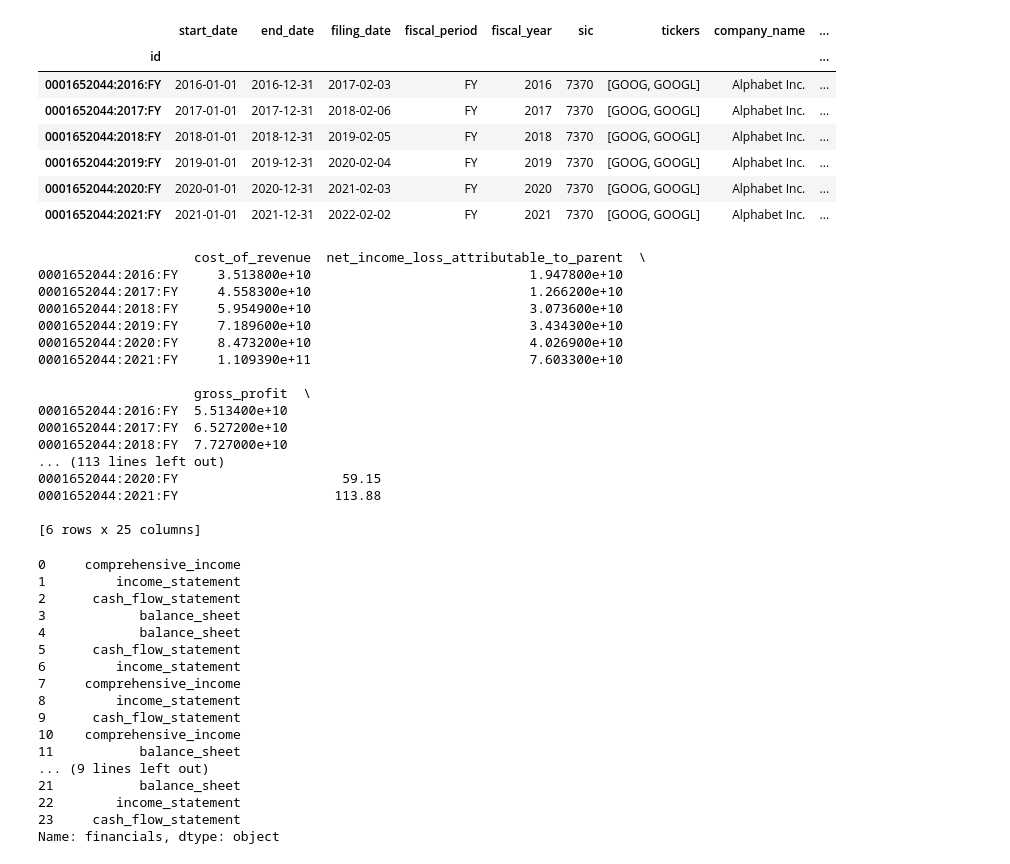
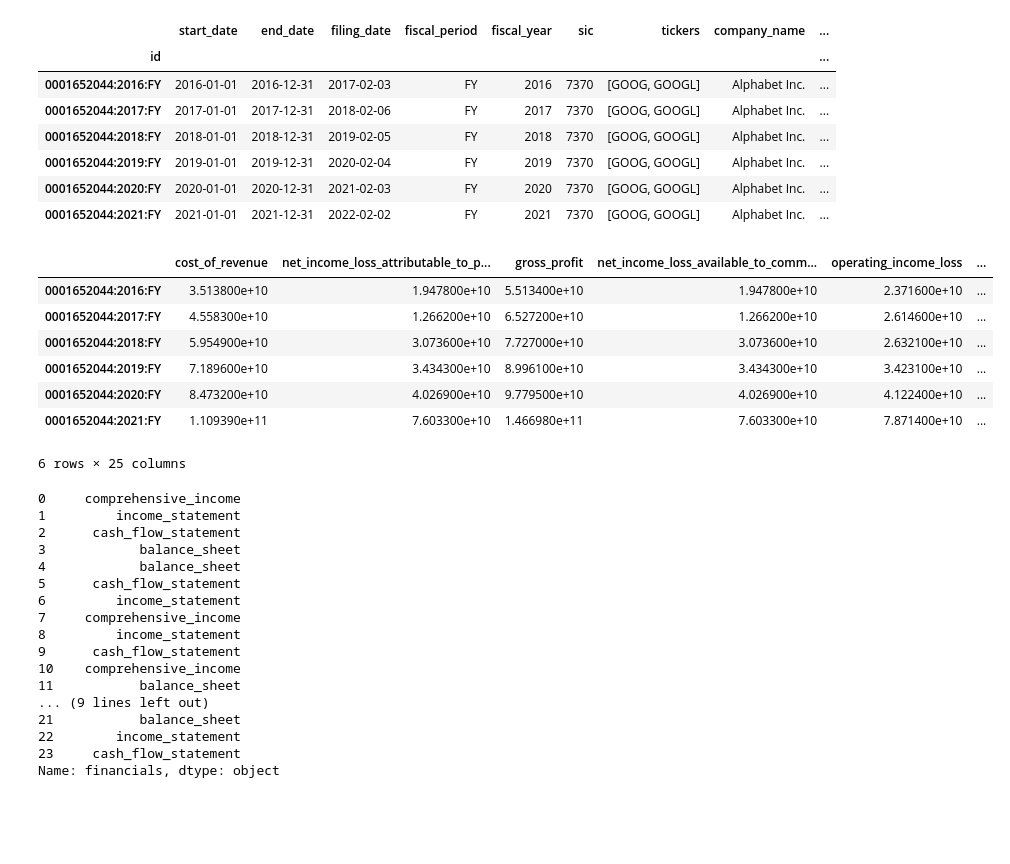
Before and after one commit to BNDT4Sen/Final-Project-Financial-Analysis, a Jupyter notebook: Exploratory-Data-Analysis/Raw Json Exploration.ipynb, the cells around one changed output. Drawn from its saved outputs; the diff is of its cells as text; code cells hidden in the pictures; blank space fills up the shorter version.

```diff
--- a/Exploratory-Data-Analysis/Raw Json Exploration.ipynb
+++ b/Exploratory-Data-Analysis/Raw Json Exploration.ipynb
@@ -30,65 +31,55 @@ Google_Stripped
 | 0001652044:2020:FY | 2020-01-01 | 2020-12-31 | 2021-02-03 | FY | 2020 | 7370 | [GOOG, GOOGL] | Alphabet Inc. | ... |
 | 0001652044:2021:FY | 2021-01-01 | 2021-12-31 | 2022-02-02 | FY | 2021 | 7370 | [GOOG, GOOGL] | Alphabet Inc. | ... |
 # %%
-comp_columns = ['other_comprehensive_income_loss_attributable_to_parent', 'comprehensive_income_loss_attributable_to_noncontrolling_interest', 'comprehensive_income_loss', 'other_comprehensive_income_loss', 'comprehensive_income_loss_attributable_to_parent']
 
-comprehensive_income_df = pd.DataFrame(columns = comp_columns)
+comprehensive_income_df = pd.DataFrame()
 
 income_statement_df = pd.DataFrame()
 
 cash_flow_df = pd.DataFrame()
 
 balance_sheet_df = pd.DataFrame()
-
 
 for index, rows in Google_Stripped.iterrows():
     financial_statement_list = []
     for statement_name, statement_values in Google_Stripped['financials'][index].items():
         financial_dict = {}
         financial_data = {}
         financial_statement_list.append(str(statement_name))
         # print(f'###########{statement_name} for filing {index}##########')
         column_names = []
         for line_item, line_value in statement_values.items():
             column_names.append(line_item)
             for key, value in line_value.items():
                 if key == 'value':
                     financial_data[line_item] = value
         statement_series = pd.Series(data = financial_data, name = index)
         if statement_name == 'comprehensive_income':
+            comprehensive_income_df['ticker'] =
             comprehensive_income_df = pd.concat(objs = [comprehensive_income_df, statement_series.to_frame().T])
 
         elif statement_name == 'income_statement':
             income_statement_df = pd.concat(objs = [income_statement_df, statement_series.to_frame().T])
 
         elif statement_name == 'cash_flow_statement':
             cash_flow_df = pd.concat(objs = [cash_flow_df, statement_series.to_frame().T])
 
         elif statement_name == 'balance_sheet':
             balance_sheet_df = pd.concat(objs = [balance_sheet_df, statement_series.to_frame().T])
 
         else:
             print('Error')
             continue
-print(income_statement_df)
+income_statement_df
 # %% [output]
+|  | cost_of_revenue | net_income_loss_attributable_to_p... | gross_profit | net_income_loss_available_to_comm... | operating_income_loss | ... |
+| 0001652044:2016:FY | 3.513800e+10 | 1.947800e+10 | 5.513400e+10 | 1.947800e+10 | 2.371600e+10 | ... |
+| 0001652044:2017:FY | 4.558300e+10 | 1.266200e+10 | 6.527200e+10 | 1.266200e+10 | 2.614600e+10 | ... |
+| 0001652044:2018:FY | 5.954900e+10 | 3.073600e+10 | 7.727000e+10 | 3.073600e+10 | 2.632100e+10 | ... |
+| 0001652044:2019:FY | 7.189600e+10 | 3.434300e+10 | 8.996100e+10 | 3.434300e+10 | 3.423100e+10 | ... |
+| 0001652044:2020:FY | 8.473200e+10 | 4.026900e+10 | 9.779500e+10 | 4.026900e+10 | 4.122400e+10 | ... |
+| 0001652044:2021:FY | 1.109390e+11 | 7.603300e+10 | 1.466980e+11 | 7.603300e+10 | 7.871400e+10 | ... |
-                    cost_of_revenue  net_income_loss_attributable_to_parent  \
-0001652044:2016:FY     3.513800e+10                            1.947800e+10
-0001652044:2017:FY     4.558300e+10                            1.266200e+10
-0001652044:2018:FY     5.954900e+10                            3.073600e+10
-0001652044:2019:FY     7.189600e+10                            3.434300e+10
-0001652044:2020:FY     8.473200e+10                            4.026900e+10
-0001652044:2021:FY     1.109390e+11                            7.603300e+10
-
-                    gross_profit  \
-0001652044:2016:FY  5.513400e+10
-0001652044:2017:FY  6.527200e+10
-0001652044:2018:FY  7.727000e+10
-... (113 lines left out)
-0001652044:2020:FY                     59.15
-0001652044:2021:FY                    113.88
-
-[6 rows x 25 columns]
+6 rows × 25 columns
 # %%
 Google_Stripped['financials'].explode('comprehensive_income')
 # %% [output]
```
Also changed, not shown: parts of 1 cell of this notebook, 6 other files.
